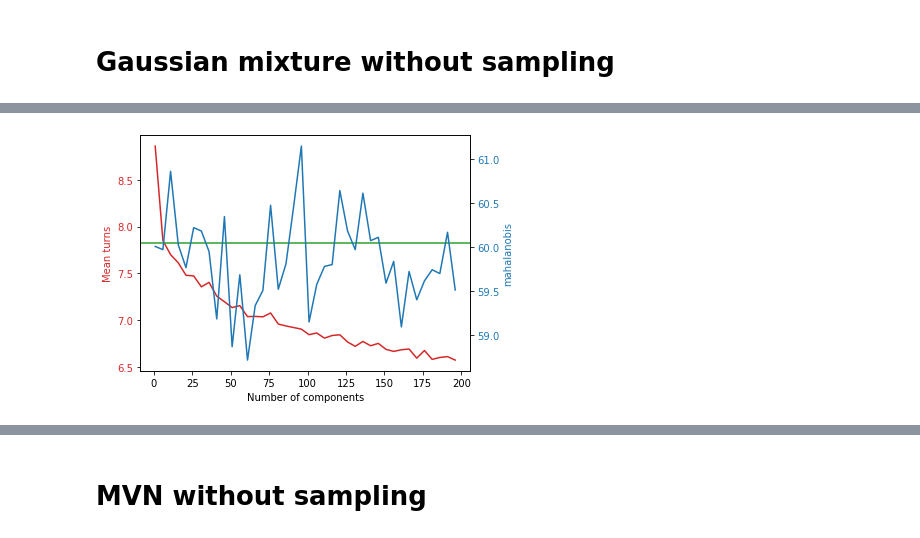
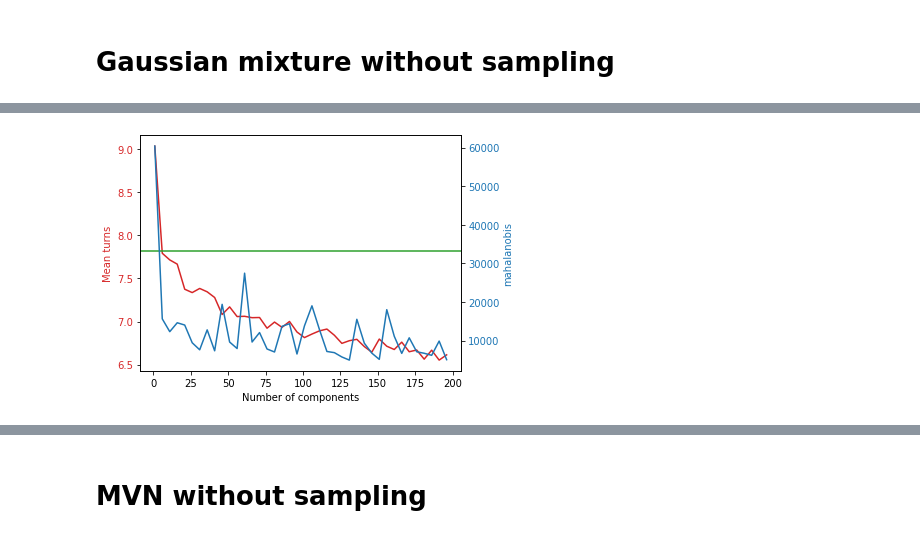
Before and after one commit to kruuZHAW/OSN2021_generation, a Jupyter notebook: Methods comparison.ipynb, the cells around one changed output, grey strips where cells are left out. Cells and saved outputs as stored; diff of their text form; code cells hidden in the pictures.

Commit message:
Implementation of energy distance + plots imporved

```diff
--- a/Methods comparison.ipynb
+++ b/Methods comparison.ipynb
@@ -291,7 +289,7 @@ np.mean(dist)
 # %%
 from sklearn.mixture import GaussianMixture
 
-n_mixtures = 1
+n_mixtures = 30
 n_sim = 1000
 gm = GaussianMixture(n_components=n_mixtures).fit(X_along_line)
 x_sim = gm.sample(n_sim)[0]
@@ -367,7 +351,7 @@ meansT = []
 
 for i in tqdm(range(1, 200, 5)):
     n_mixtures = i
-    n_sim = 5000
+    n_sim = 1000
     gm = GaussianMixture(n_components=n_mixtures).fit(X_along_line)
     x_sim = gm.sample(n_sim)[0]
 
@@ -398,7 +382,8 @@ for i in tqdm(range(1, 200, 5)):
             + 1
         )
 
-    meansD.append(np.mean(mahalanobis(x=pd.DataFrame(x_sim), data=X_along_line)))
+    #     meansD.append(cdist(x_sim, np.array(X_along_line), "mahalanobis").mean())
+    meansD.append(energy_distance(x_sim, np.array(X_along_line)))
     meansT.append(np.abs(nb_turns).mean())
 
 
@@ -414,7 +399,7 @@ ax1.tick_params(axis="y", labelcolor=color)
 ax2 = ax1.twinx()
 
 color = "tab:blue"
-ax2.set_ylabel("Mahalanobis", color=color)
+ax2.set_ylabel("Energy", color=color)
 ax2.plot(range(1, 200, 5), meansD, color=color)
 ax2.tick_params(axis="y", labelcolor=color)
 
@@ -432,7 +419,9 @@ u = pv.to_pseudo_obs(X_raw)
 cop = pv.Vinecop(data=u)
 n_sim = 1000
 u_sim = cop.simulate(n_sim)
-x_sim = np.asarray([np.quantile(X_raw[:, i], u_sim[:, i]) for i in range(0, 30 * 2)]).T
+x_sim = np.asarray(
+    [np.quantile(X_raw.iloc[:, i], u_sim[:, i]) for i in range(0, 30 * 2)]
+).T
 
 pd.DataFrame(x_sim).to_pickle(
     os.path.join(
@@ -484,7 +476,7 @@ np.mean(dist)
 # %% [markdown]
 # Gaussian mixture without sampling
 # %%
-n_mixtures = 60
+n_mixtures = 30
 n_sim = 1000
 gm = GaussianMixture(n_components=n_mixtures).fit(X_raw)
 x_sim = gm.sample(n_sim)[0]
@@ -543,7 +539,7 @@ meansT = []
 
 for i in tqdm(range(1, 200, 5)):
     n_mixtures = i
-    n_sim = 5000
+    n_sim = 1000
     gm = GaussianMixture(n_components=n_mixtures).fit(X_raw)
     x_sim = gm.sample(n_sim)[0]
 
@@ -567,35 +563,36 @@ for i in tqdm(range(1, 200, 5)):
 
         nb_turns.append(
             np.sum(np.diff(indexes1[0], 1) != 1)
             + 1
             + np.sum(np.diff(indexes2[0], 1) != 1)
             + 1
         )
 
-    meansD.append(np.mean(mahalanobis(x=pd.DataFrame(x_sim), data=pd.DataFrame(X_raw))))
+    #     meansD.append(cdist(x_sim, np.array(X_raw), "mahalanobis").mean())
+    meansD.append(energy_distance(x_sim, np.array(X_raw)))
     meansT.append(np.abs(nb_turns).mean())
 
 
 fig, ax1 = plt.subplots()
 
 color = "tab:red"
 ax1.set_xlabel("Number of components")
 ax1.set_ylabel("Mean turns", color=color)
 ax1.plot(range(1, 200, 5), meansT, color=color)
 ax1.axhline(7.82, color="tab:green")
 ax1.tick_params(axis="y", labelcolor=color)
 
 ax2 = ax1.twinx()  # instantiate a second axes that shares the same x-axis
 
 color = "tab:blue"
 ax2.set_ylabel("mahalanobis", color=color)  # we already handled the x-label with ax1
 ax2.plot(range(1, 200, 5), meansD, color=color)
 ax2.tick_params(axis="y", labelcolor=color)
 
 fig.tight_layout()  # otherwise the right y-label is slightly clipped
 plt.show()
 # %% [output]
-[figure, old version]
+[figure, new version]
 [interactive output not drawn]
 # %% [markdown]
 # MVN without sampling
```
Also changed, not shown: parts of 27 cells of this notebook, 28 other files.
